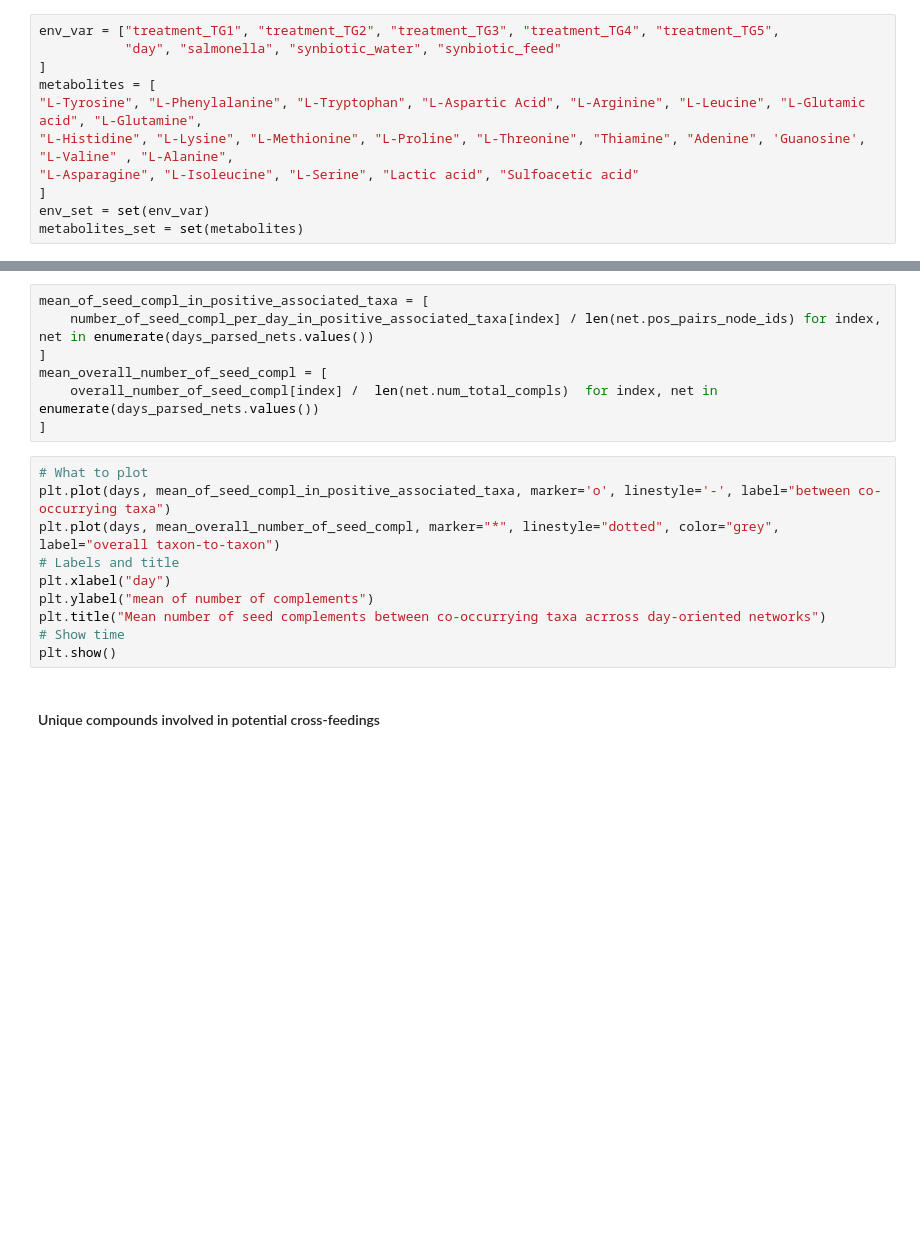
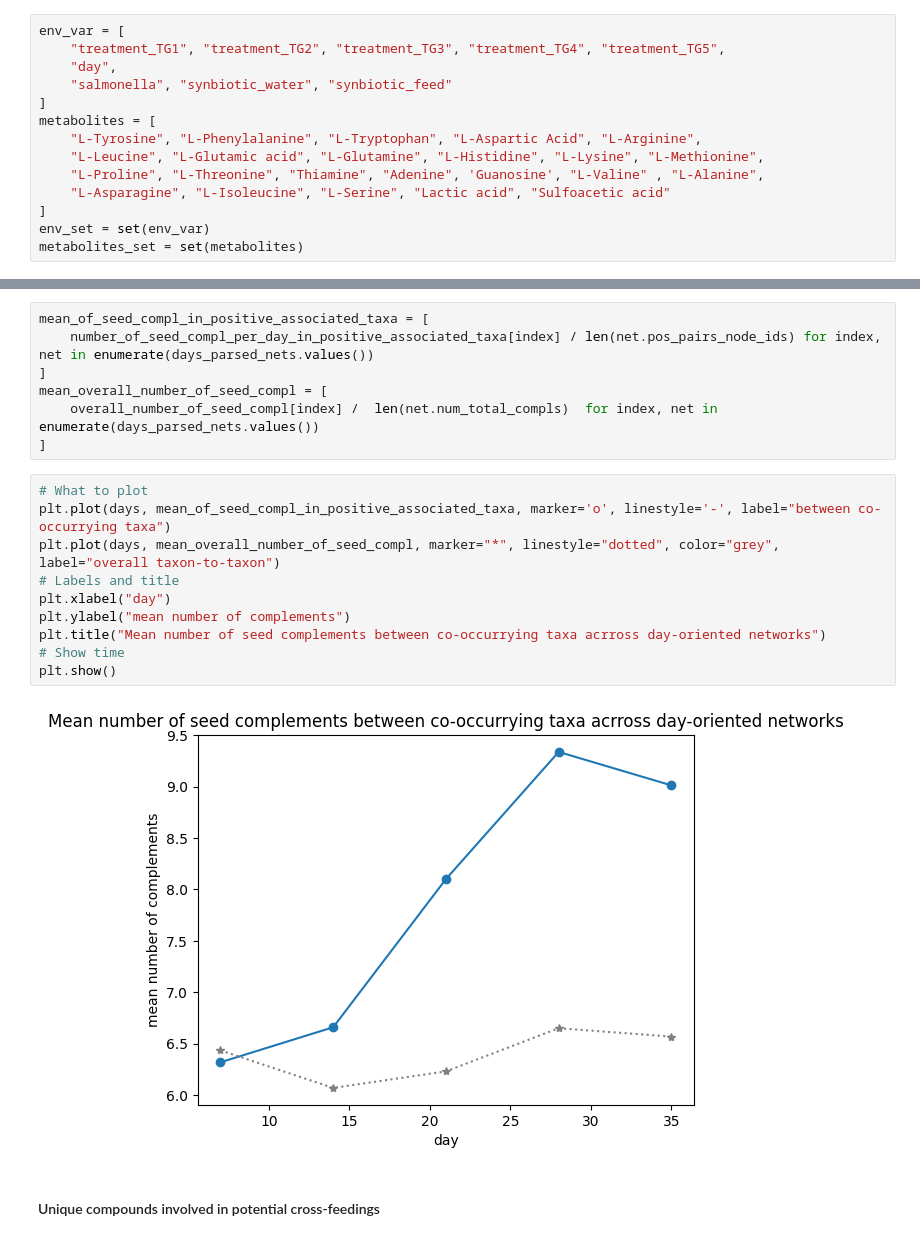
Before and after one commit to hariszaf/AMAC005_chicken_salmonella, a Jupyter notebook: microbetag_analysis/mtg_analysis.ipynb, the cells around one changed output, grey strips where cells are left out. Cells and saved outputs as stored; diff of their text form; blank space fills up the shorter version.

```diff
--- a/microbetag_analysis/mtg_analysis.ipynb
+++ b/microbetag_analysis/mtg_analysis.ipynb
@@ -578,13 +600,16 @@ I found interesting the subnetworks for TG1 and TG5 where we had a _triange_ of
 # %% [markdown]
 Keep track of the non-sequence nodes.
 # %%
-env_var = ["treatment_TG1", "treatment_TG2", "treatment_TG3", "treatment_TG4", "treatment_TG5",
-           "day", "salmonella", "synbiotic_water", "synbiotic_feed"
+env_var = [
+    "treatment_TG1", "treatment_TG2", "treatment_TG3", "treatment_TG4", "treatment_TG5",
+    "day",
+    "salmonella", "synbiotic_water", "synbiotic_feed"
 ]
 metabolites = [
-"L-Tyrosine", "L-Phenylalanine", "L-Tryptophan", "L-Aspartic Acid", "L-Arginine", "L-Leucine", "L-Glutamic acid", "L-Glutamine",
-"L-Histidine", "L-Lysine", "L-Methionine", "L-Proline", "L-Threonine", "Thiamine", "Adenine", 'Guanosine', "L-Valine" , "L-Alanine",
-"L-Asparagine", "L-Isoleucine", "L-Serine", "Lactic acid", "Sulfoacetic acid"
+    "L-Tyrosine", "L-Phenylalanine", "L-Tryptophan", "L-Aspartic Acid", "L-Arginine",
+    "L-Leucine", "L-Glutamic acid", "L-Glutamine", "L-Histidine", "L-Lysine", "L-Methionine",
+    "L-Proline", "L-Threonine", "Thiamine", "Adenine", 'Guanosine', "L-Valine" , "L-Alanine",
+    "L-Asparagine", "L-Isoleucine", "L-Serine", "Lactic acid", "Sulfoacetic acid"
 ]
 env_set = set(env_var)
 metabolites_set = set(metabolites)
@@ -709,13 +744,15 @@ mean_overall_number_of_seed_compl = [
 # %%
 # What to plot
 plt.plot(days, mean_of_seed_compl_in_positive_associated_taxa, marker='o', linestyle='-', label="between co-occurrying taxa")
 plt.plot(days, mean_overall_number_of_seed_compl, marker="*", linestyle="dotted", color="grey", label="overall taxon-to-taxon")
 # Labels and title
 plt.xlabel("day")
-plt.ylabel("mean of number of complements")
+plt.ylabel("mean number of complements")
 plt.title("Mean number of seed complements between co-occurrying taxa acrross day-oriented networks")
 # Show time
 plt.show()
+# %% [output]
+[figure, added]
 # %% [markdown]
 #### Unique compounds involved in potential cross-feedings
 # %%
```
Also changed, not shown: parts of 86 cells of this notebook, 10 other files.
